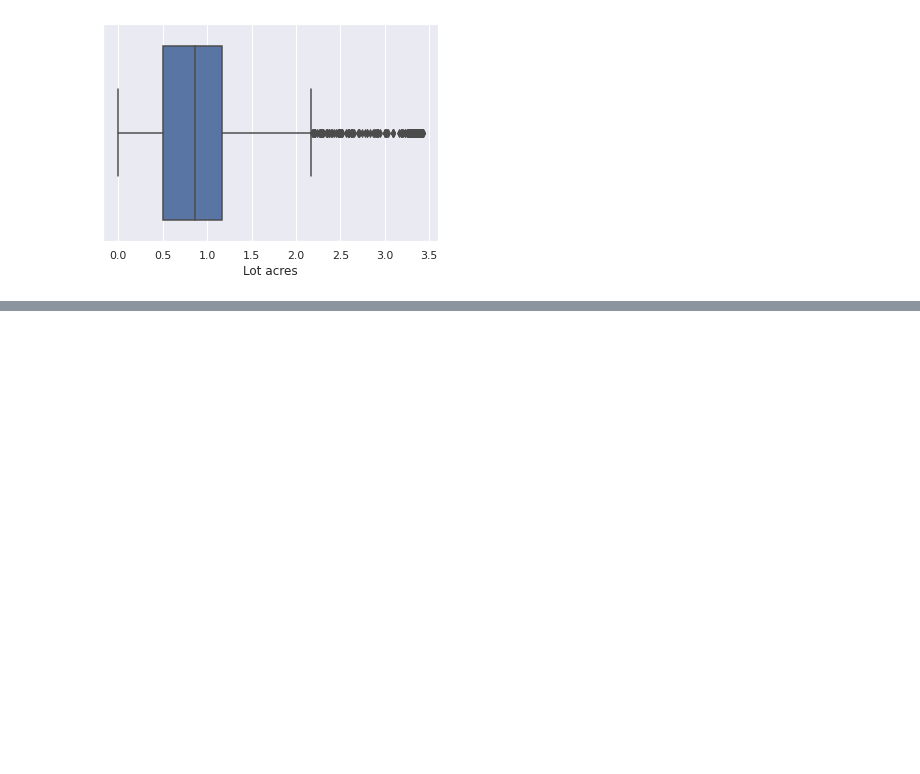
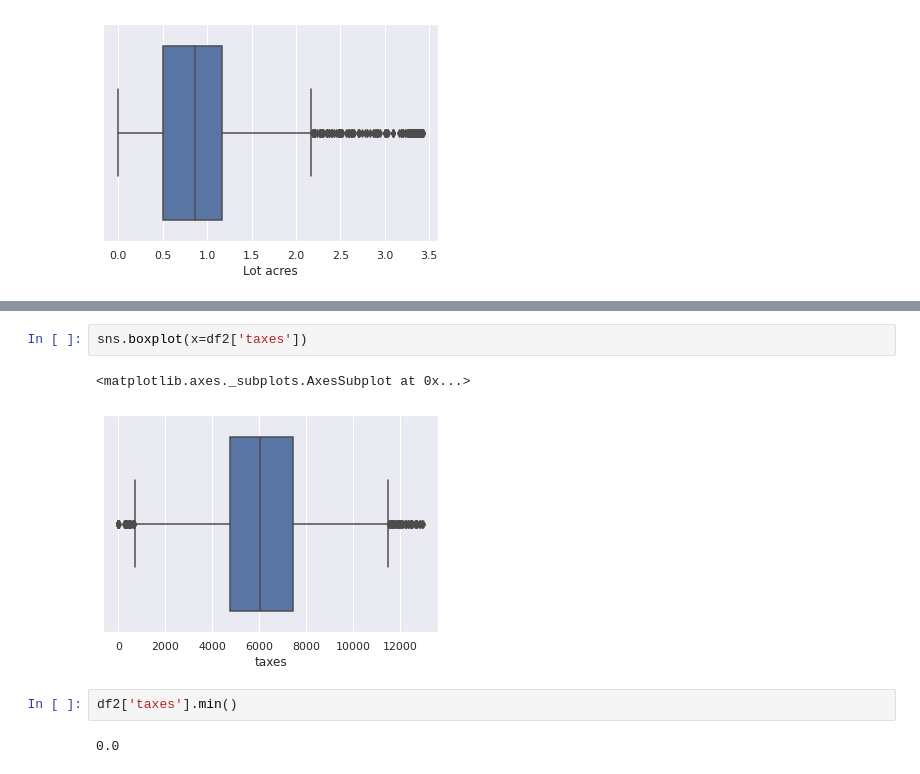
Before and after one commit to Jiji-96/Data-Cleaning-and-EDA, a Jupyter notebook: google_drive_data.ipynb, the cells around one changed output, grey strips where cells are left out. Drawn from its saved outputs; the diff is of its cells as text; blank space fills up the shorter version.

```diff
--- a/google_drive_data.ipynb
+++ b/google_drive_data.ipynb
@@ -568,0 +603,9 @@ sns.boxplot(x=df2['Lot acres'])
+# %%
+sns.boxplot(x=df2['taxes'])
+# %% [output]
+<matplotlib.axes._subplots.AxesSubplot at 0x...>
+[figure, added]
+# %%
+df2['taxes'].min()
+# %% [output]
+0.0
```
Also changed, not shown: parts of 5 cells of this notebook.
